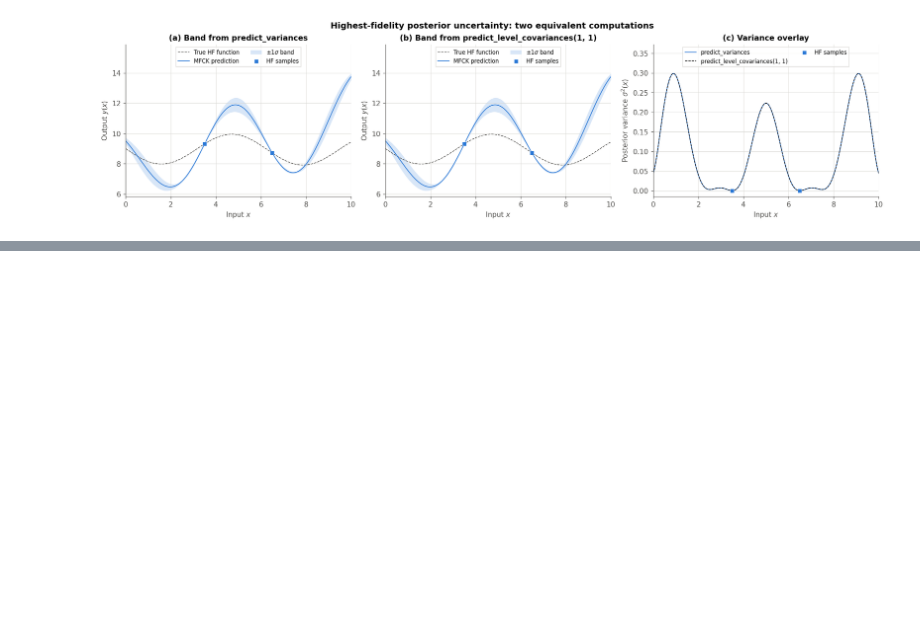
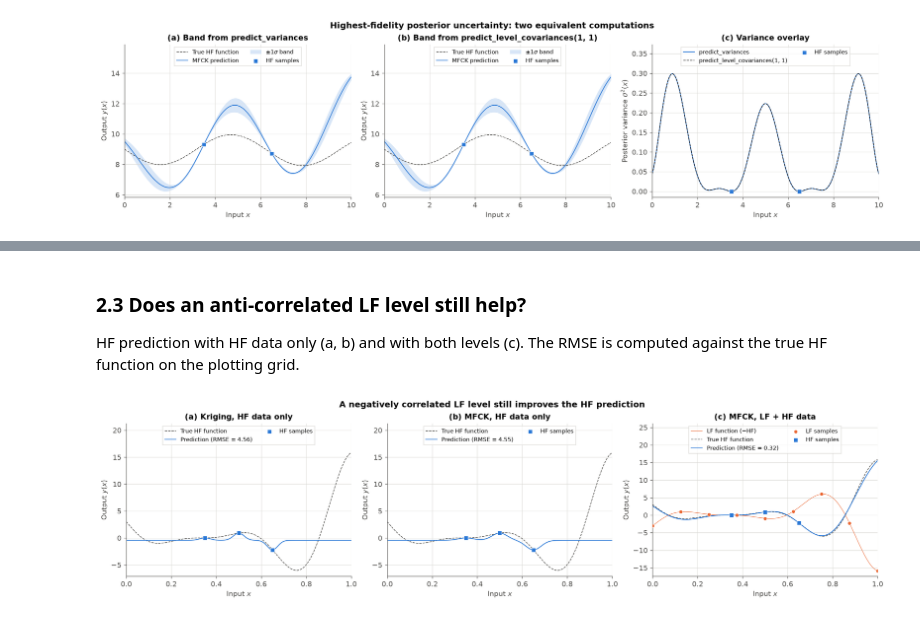
Before and after one commit to oihanc/smt, a Jupyter notebook: test_mfck.ipynb, the cells around one changed output, grey strips where cells are left out. Cells and saved outputs as stored; diff of their text form; code cells hidden in the pictures; blank space fills up the shorter version.

```diff
--- a/test_mfck.ipynb
+++ b/test_mfck.ipynb
@@ -217,0 +308,30 @@ plt.show()
+# %% [markdown]
+### 2.3 Does an anti-correlated LF level still help?
+
+HF prediction with HF data only (a, b) and with both levels (c). The RMSE is
+computed against the true HF function on the plotting grid.
+# %%
+def rmse(y_pred):
+    return float(np.sqrt(np.mean((np.ravel(y_pred) - y_hf) ** 2)))
+
+
+models = (
+    (krg, "(a) Kriging, HF data only", False),
+    (mfck_sf, "(b) MFCK, HF data only", False),
+    (mfck, "(c) MFCK, LF + HF data", True),
+)
+
+fig, ax = new_figure(3, "A negatively correlated LF level still improves the HF prediction")
+
+for a, (model, title, uses_lf) in zip(ax, models):
+    y_pred = model.predict_values(X).ravel()
+    if uses_lf:
+        a.plot(x, y_lf, color=C_LF, lw=0.8, alpha=0.8, label=r"LF function ($-$HF)")
+    a.plot(x, y_hf, color=INK_2, ls="--", lw=0.9, label="True HF function")
+    a.plot(x, y_pred, color=C_HF, label=f"Prediction (RMSE = {rmse(y_pred):.2f})")
+    plot_samples(a, lf=uses_lf)
+    finish_axis(a, title, ylabel="Output $y(x)$")
+    a.set_ylim(top=None)
+plt.show()
+# %% [output]
+[figure, added]
```
Also changed, not shown: parts of 19 cells of this notebook.
